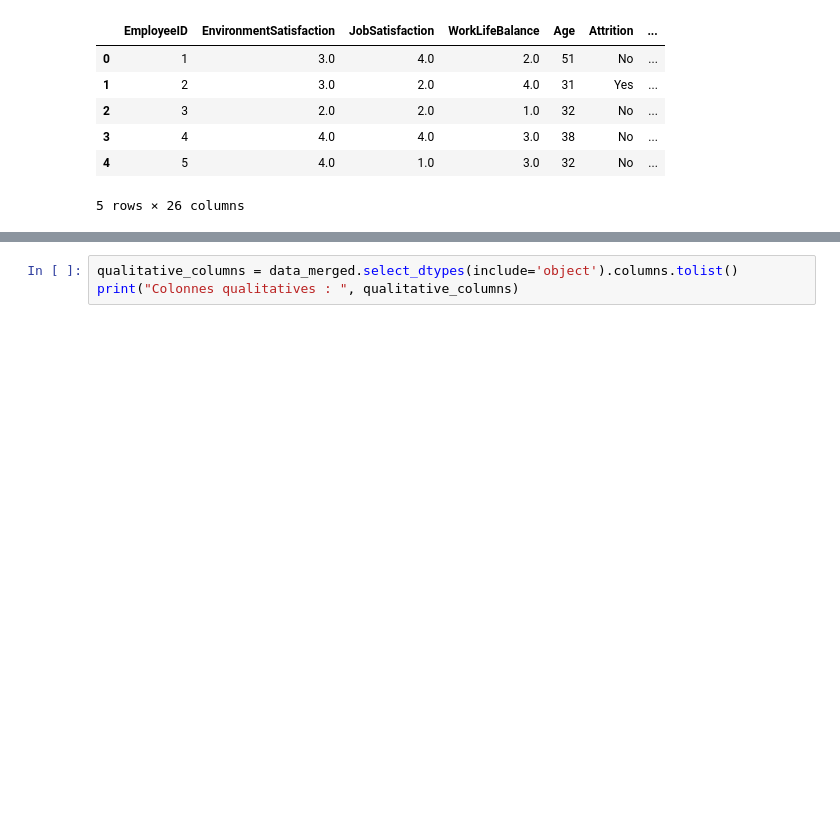
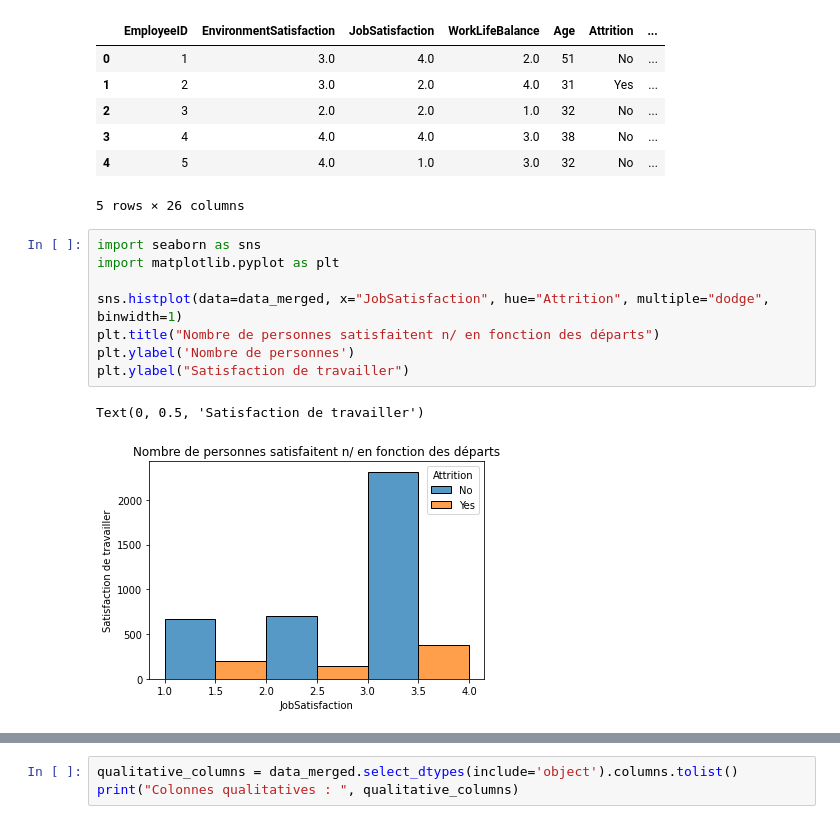
Before and after one commit to itsyanis/Machine-Learning-Project, a Jupyter notebook: Livrable_Projet IA.ipynb, the cells around one changed output, grey strips where cells are left out. Cells and saved outputs as stored; diff of their text form; blank space fills up the shorter version.

Commit message:
Ajout Histogrammes de Floriane

```diff
--- a/Livrable_Projet IA.ipynb
+++ b/Livrable_Projet IA.ipynb
@@ -228,3 +228,14 @@ data_merged.head()
 | 3 | 4 | 4.0 | 4.0 | 3.0 | 38 | No | ... |
 | 4 | 5 | 4.0 | 1.0 | 3.0 | 32 | No | ... |
 5 rows × 26 columns
+# %%
+import seaborn as sns
+import matplotlib.pyplot as plt
+
+sns.histplot(data=data_merged, x="JobSatisfaction", hue="Attrition", multiple="dodge", binwidth=1)
+plt.title("Nombre de personnes satisfaitent n/ en fonction des départs")
+plt.ylabel('Nombre de personnes')
+plt.ylabel("Satisfaction de travailler")
+# %% [output]
+Text(0, 0.5, 'Satisfaction de travailler')
+[figure, added]
```
Also changed, not shown: parts of 12 cells of this notebook.
